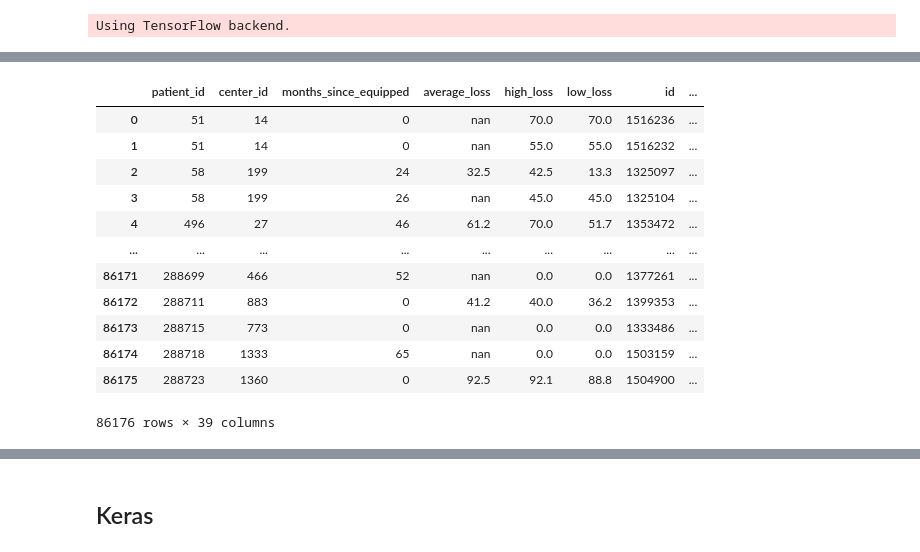
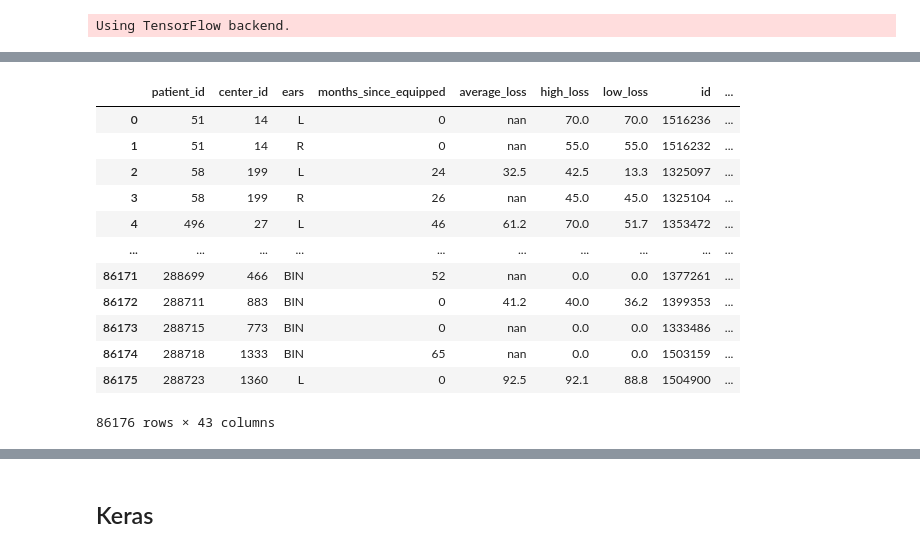
Before and after one commit to viebel/aaa-ml, a Jupyter notebook: notebooks/equipment-success-yehonathan.ipynb, the cells around one changed output, grey strips where cells are left out. Drawn from its saved outputs; the diff is of its cells as text; code cells hidden in the pictures.

```diff
--- a/notebooks/equipment-success-yehonathan.ipynb
+++ b/notebooks/equipment-success-yehonathan.ipynb
@@ -38,6 +46,7 @@ equipment-success.ipynb             mlcc-exercises_en.zip
 equipment_success_dataframe = pd.read_csv("./equipment_success_unique.csv", sep=",")
 
 equipment_success_dataframe['decades_old'] = round(equipment_success_dataframe['age_in_months_at_equipped_start'] / 120)
+equipment_success_dataframe['years'] = round(equipment_success_dataframe['age_in_months_at_equipped_start'] / 12)
 
 def isMale(x):
     if x == "male":
@@ -62,6 +71,17 @@ def isBothEars(x):
 def dbToAmp (x):
     return 10**(x/20)
 
+def genderToNum (x):
+    if x == "male":
+        return 1
+    if x == "female":
+        return 2
+    return 0
+
+
+
+
+equipment_success_dataframe['genderNum'] = equipment_success_dataframe['gender'].apply(genderToNum)
 
 equipment_success_dataframe['isMale'] = equipment_success_dataframe['gender'].apply(isMale)
 equipment_success_dataframe['isFemale'] = equipment_success_dataframe['gender'].apply(isFemale)
@@ -74,46 +94,46 @@ equipment_success_dataframe['freq_500'] = dbToAmp(equipment_success_dataframe['f
 equipment_success_dataframe['freq_1000'] = dbToAmp(equipment_success_dataframe['freq_1000'])
 equipment_success_dataframe['freq_2000'] = dbToAmp(equipment_success_dataframe['freq_2000'])
 equipment_success_dataframe['freq_4000'] = dbToAmp(equipment_success_dataframe['freq_4000'])
 equipment_success_dataframe['eq_freq_500'] = dbToAmp(equipment_success_dataframe['eq_freq_500'])
 equipment_success_dataframe['eq_freq_1000'] = dbToAmp(equipment_success_dataframe['eq_freq_1000'])
 equipment_success_dataframe['eq_freq_2000'] = dbToAmp(equipment_success_dataframe['eq_freq_2000'])
 equipment_success_dataframe['eq_freq_4000'] = dbToAmp(equipment_success_dataframe['eq_freq_4000'])
 '''
 
 equipment_success_dataframe['freq_500_over_freq_1000'] = equipment_success_dataframe['freq_500']/equipment_success_dataframe['freq_1000']
 equipment_success_dataframe['freq_2000_over_freq_1000'] = equipment_success_dataframe['freq_2000']/equipment_success_dataframe['freq_1000']
 equipment_success_dataframe['freq_4000_over_freq_1000'] = equipment_success_dataframe['freq_4000']/equipment_success_dataframe['freq_1000']
 
 
 equipment_success_dataframe['freq_500_gain'] = equipment_success_dataframe['freq_500'] - equipment_success_dataframe['eq_freq_500']
 equipment_success_dataframe['freq_1000_gain'] = equipment_success_dataframe['freq_1000'] - equipment_success_dataframe['eq_freq_1000']
 equipment_success_dataframe['freq_2000_gain'] = equipment_success_dataframe['freq_2000'] - equipment_success_dataframe['eq_freq_2000']
 equipment_success_dataframe['freq_4000_gain'] = equipment_success_dataframe['freq_4000'] - equipment_success_dataframe['eq_freq_4000']
 
 equipment_success_dataframe['freq_500_gain_ratio'] = equipment_success_dataframe['freq_500_gain'] / equipment_success_dataframe['freq_500']
 equipment_success_dataframe['freq_1000_gain_ratio'] = equipment_success_dataframe['freq_1000_gain'] / equipment_success_dataframe['freq_1000']
 equipment_success_dataframe['freq_2000_gain_ratio'] = equipment_success_dataframe['freq_2000_gain'] / equipment_success_dataframe['freq_2000']
 equipment_success_dataframe['freq_4000_gain_ratio'] = equipment_success_dataframe['freq_4000_gain'] / equipment_success_dataframe['freq_4000']
 
 # equipment_success_dataframe['eq_gain_ratio'] = (-equipment_success_dataframe['eq_average_loss'] + equipment_success_dataframe['average_loss'])/equipment_success_dataframe['average_loss']
 
 
-equipment_success_dataframe = equipment_success_dataframe.drop(columns=["eq_average_loss", "eq_high_loss", "eq_low_loss", "rk", "ears", "gender"])
+equipment_success_dataframe = equipment_success_dataframe.drop(columns=["eq_average_loss", "eq_high_loss", "eq_low_loss", "rk"])
 
 equipment_success_dataframe
 # %% [output]
-|  | patient_id | center_id | months_since_equipped | average_loss | high_loss | low_loss | id | ... |
-| 0 | 51 | 14 | 0 | nan | 70.0 | 70.0 | 1516236 | ... |
-| 1 | 51 | 14 | 0 | nan | 55.0 | 55.0 | 1516232 | ... |
-| 2 | 58 | 199 | 24 | 32.5 | 42.5 | 13.3 | 1325097 | ... |
-| 3 | 58 | 199 | 26 | nan | 45.0 | 45.0 | 1325104 | ... |
-| 4 | 496 | 27 | 46 | 61.2 | 70.0 | 51.7 | 1353472 | ... |
-| ... | ... | ... | ... | ... | ... | ... | ... | ... |
-| 86171 | 288699 | 466 | 52 | nan | 0.0 | 0.0 | 1377261 | ... |
-| 86172 | 288711 | 883 | 0 | 41.2 | 40.0 | 36.2 | 1399353 | ... |
-| 86173 | 288715 | 773 | 0 | nan | 0.0 | 0.0 | 1333486 | ... |
-| 86174 | 288718 | 1333 | 65 | nan | 0.0 | 0.0 | 1503159 | ... |
-| 86175 | 288723 | 1360 | 0 | 92.5 | 92.1 | 88.8 | 1504900 | ... |
+|  | patient_id | center_id | ears | months_since_equipped | average_loss | high_loss | low_loss | id | ... |
+| 0 | 51 | 14 | L | 0 | nan | 70.0 | 70.0 | 1516236 | ... |
+| 1 | 51 | 14 | R | 0 | nan | 55.0 | 55.0 | 1516232 | ... |
+| 2 | 58 | 199 | L | 24 | 32.5 | 42.5 | 13.3 | 1325097 | ... |
+| 3 | 58 | 199 | R | 26 | nan | 45.0 | 45.0 | 1325104 | ... |
+| 4 | 496 | 27 | L | 46 | 61.2 | 70.0 | 51.7 | 1353472 | ... |
+| ... | ... | ... | ... | ... | ... | ... | ... | ... | ... |
+| 86171 | 288699 | 466 | BIN | 52 | nan | 0.0 | 0.0 | 1377261 | ... |
+| 86172 | 288711 | 883 | BIN | 0 | 41.2 | 40.0 | 36.2 | 1399353 | ... |
+| 86173 | 288715 | 773 | BIN | 0 | nan | 0.0 | 0.0 | 1333486 | ... |
+| 86174 | 288718 | 1333 | BIN | 65 | nan | 0.0 | 0.0 | 1503159 | ... |
+| 86175 | 288723 | 1360 | L | 0 | 92.5 | 92.1 | 88.8 | 1504900 | ... |
-86176 rows × 39 columns
+86176 rows × 43 columns
 # %%
 equipment_success_dataframe['valid'] = (
```
Also changed, not shown: parts of 108 cells of this notebook, 1 other file.
